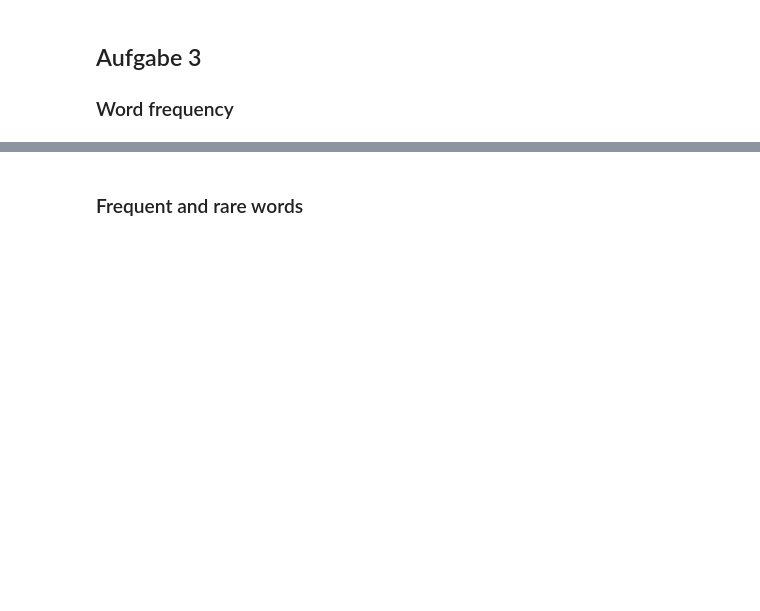
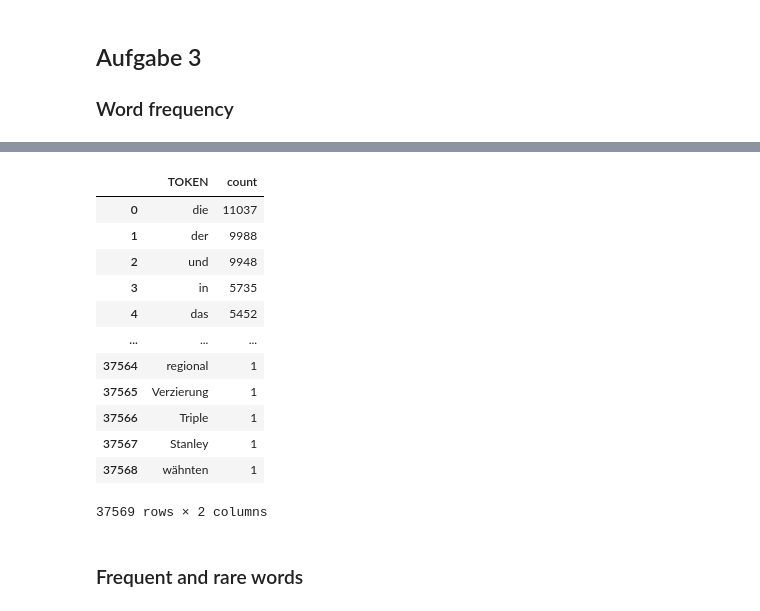
Before and after one commit to tobirohrer/webmining, a Jupyter notebook: praktikum2/praktikum2_sql.ipynb, the cells around one changed output, grey strips where cells are left out. Drawn from its saved outputs; the diff is of its cells as text; code cells hidden in the pictures; blank space fills up the shorter version.

```diff
--- a/praktikum2/praktikum2_sql.ipynb
+++ b/praktikum2/praktikum2_sql.ipynb
@@ -178,3 +279,24 @@ words_df
+# %%
+# with filtered_lexica
+cursor.execute('select TA_TOKEN, count(*) from "$TA_T3NTEXTIND" where TA_TYPE <> \'punctuation\' and TA_TYPE <> \'number\' group by TA_TOKEN order by count(*) desc')
+lexica_list = cursor.fetchall()
+lexica_df = pd.DataFrame(lexica_list)
+lexica_df.columns = ['TOKEN', 'count']
+lexica_df
+# %% [output]
+|  | TOKEN | count |
+| 0 | die | 11037 |
+| 1 | der | 9988 |
+| 2 | und | 9948 |
+| 3 | in | 5735 |
+| 4 | das | 5452 |
+| ... | ... | ... |
+| 37564 | regional | 1 |
+| 37565 | Verzierung | 1 |
+| 37566 | Triple | 1 |
+| 37567 | Stanley | 1 |
+| 37568 | wähnten | 1 |
+37569 rows × 2 columns
 # %% [markdown]
 ### Frequent and rare words
 # %%
```
Also changed, not shown: parts of 26 cells of this notebook, 3 other files.
